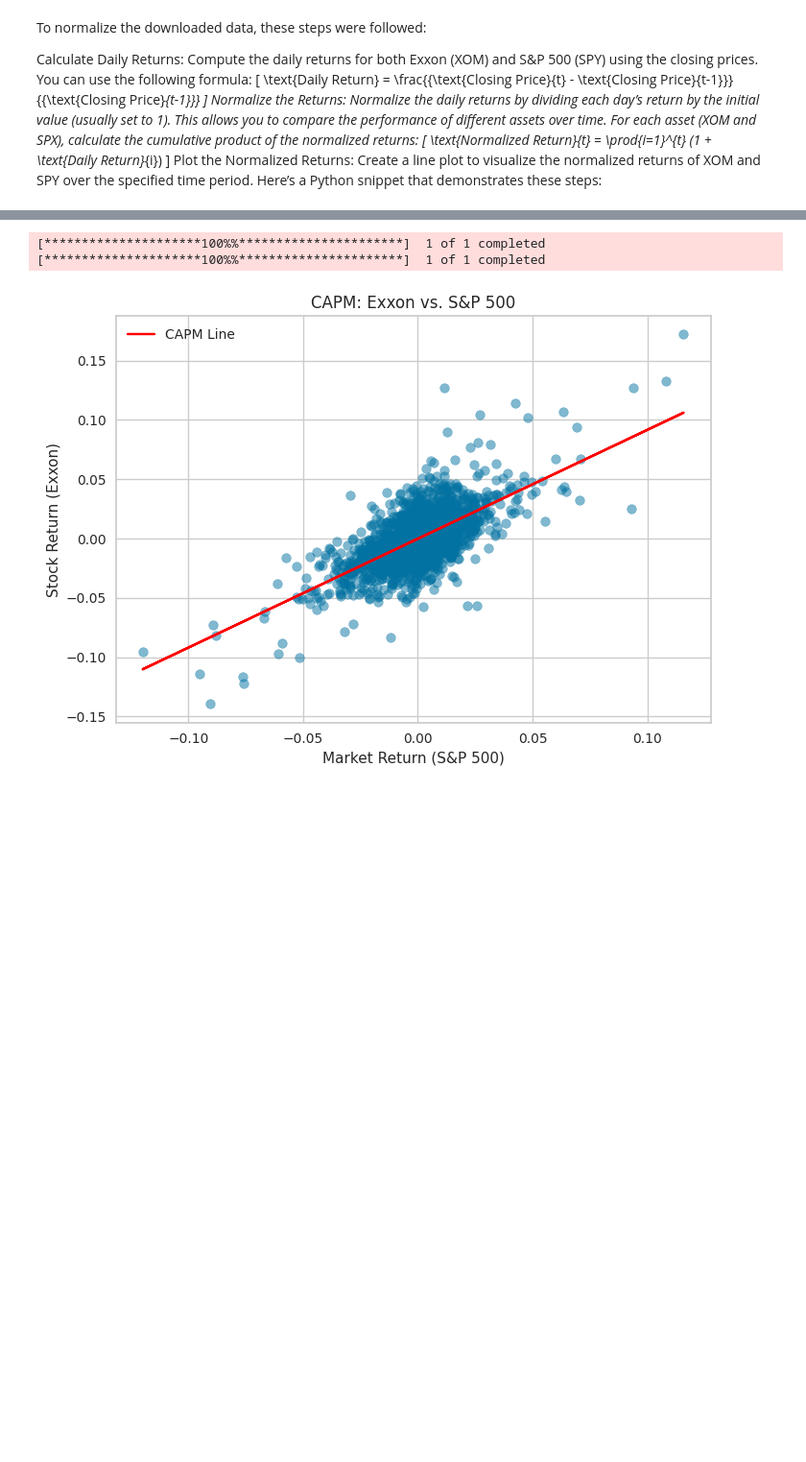
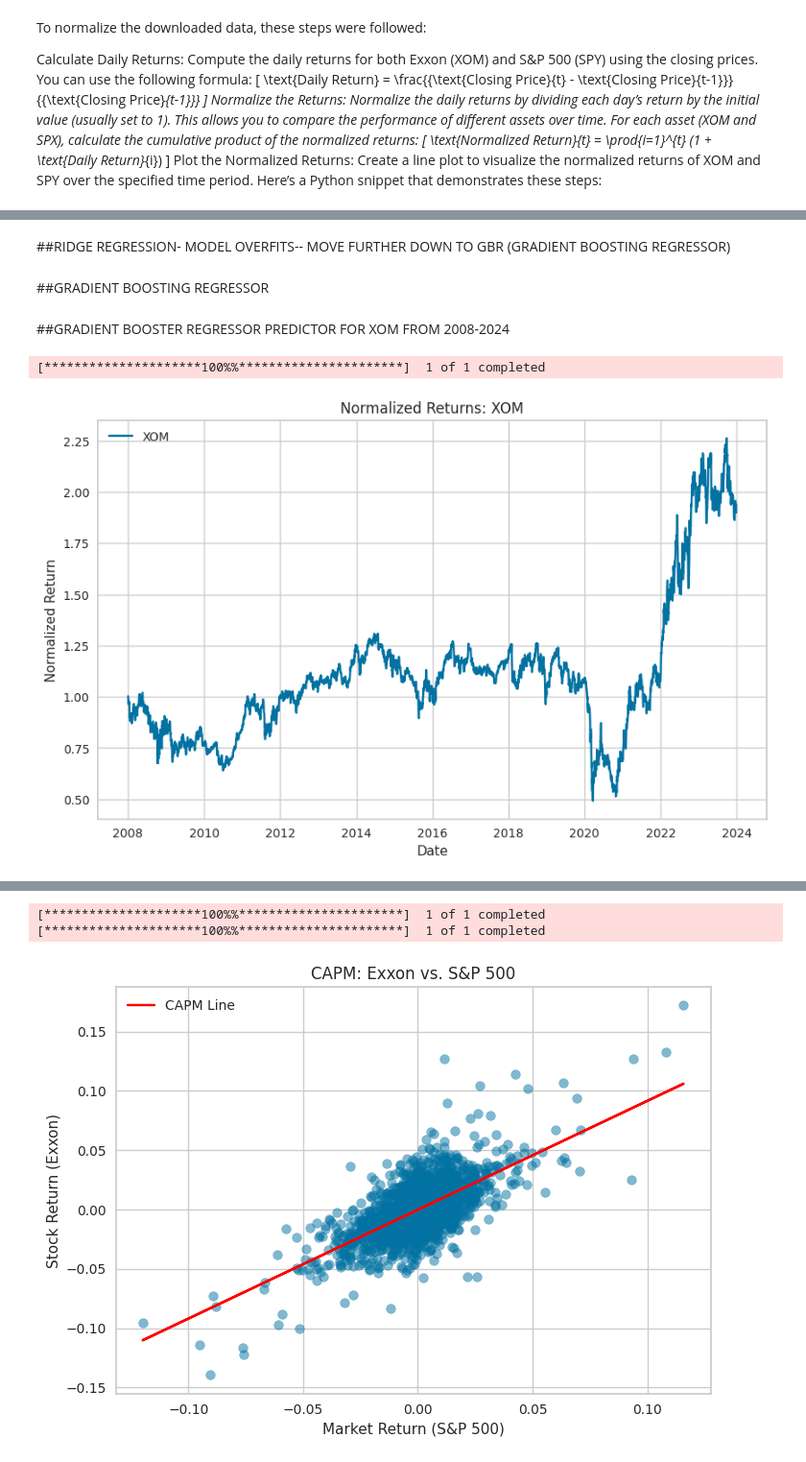
Before and after one commit to jeradmelgard/CAPM, a Jupyter notebook: CAPM.ipynb, the cells around one changed output, grey strips where cells are left out. Shown at 96% size. Saved outputs shown, nothing was run; the diff lists cells and outputs as text; code cells hidden in the pictures; blank space fills up the shorter version.

```diff
--- a/CAPM.ipynb
+++ b/CAPM.ipynb
@@ -123,0 +188,2 @@ df_xom.describe()
+# %% [markdown]
+##RIDGE REGRESSION- MODEL OVERFITS-- MOVE FURTHER DOWN TO GBR (GRADIENT BOOSTING REGRESSOR)
@@ -123,0 +216,2 @@ df_xom.describe()
+# %% [markdown]
+##GRADIENT BOOSTING REGRESSOR
@@ -123,0 +227,48 @@ df_xom.describe()
+# %% [markdown]
+##GRADIENT BOOSTER REGRESSOR PREDICTOR FOR XOM FROM 2008-2024
+# %%
+# @title
+# Define start and end dates
+start = datetime.datetime(2008, 1, 1)
+end = datetime.datetime(2024, 1, 1)
+from sklearn.impute import SimpleImputer
+
+# Fetch data for XOM from Yahoo Finance using yfinance
+#df_spx_gradient = yf.download('^GSPC', start=start, end=end)  # Use '^GSPC' instead of 'SPX'
+df_xom_gradient = yf.download('XOM', start=start, end=end)  # Use XOM
+# Calculate daily returns
+df_xom_gradient['Daily_Return'] = df_xom['Adj Close'].pct_change()
+#df_spx_gradient['Daily_Return'] = df_spx['Adj Close'].pct_change()
+
+# Normalize returns
+df_xom_gradient['Normalized_Return'] = (1 + df_xom_gradient['Daily_Return']).cumprod()
+#df_spx_gradient['Normalized_Return'] = (1 + df_spx['Daily_Return']).cumprod()
+
+#Remove Null Values Replace with Mode
+#for column in df_xom_gradient.columns:
+    #df_spx_gradient[column].fillna(df_spx[column].mode()[0], inplace=True)
+for column in df_xom_gradient.columns:
+    df_xom[column].fillna(df_xom[column].mode()[0], inplace=True)
+
+# Plot normalized returns
+plt.figure(figsize=(10, 6))
+plt.plot(df_xom_gradient.index, df_xom_gradient['Normalized_Return'], label='XOM')  # Use df_xom_gradient for both x and y
+plt.xlabel('Date')
+plt.ylabel('Normalized Return')
+plt.title('Normalized Returns: XOM')
+plt.legend()
+plt.show()
+
+
+# Plot normalized returns
+#plt.figure(figsize=(10, 6))
+#plt.plot(df_xom_gradient.index, df_xom['Normalized_Return'], label='XOM')
+#plt.plot(df_spx_gradient.index, df_spx_gradient['Normalized_Return'], label='SPX')
+#plt.xlabel('Date')
+#plt.ylabel('Normalized Return')
+#plt.title('Normalized Returns: XOM')
+#plt.legend()
+#plt.show()
+# %% [output]
+[*********************100%%**********************]  1 of 1 completed
+[figure, added]
```
Also changed, not shown: parts of 45 cells of this notebook.
